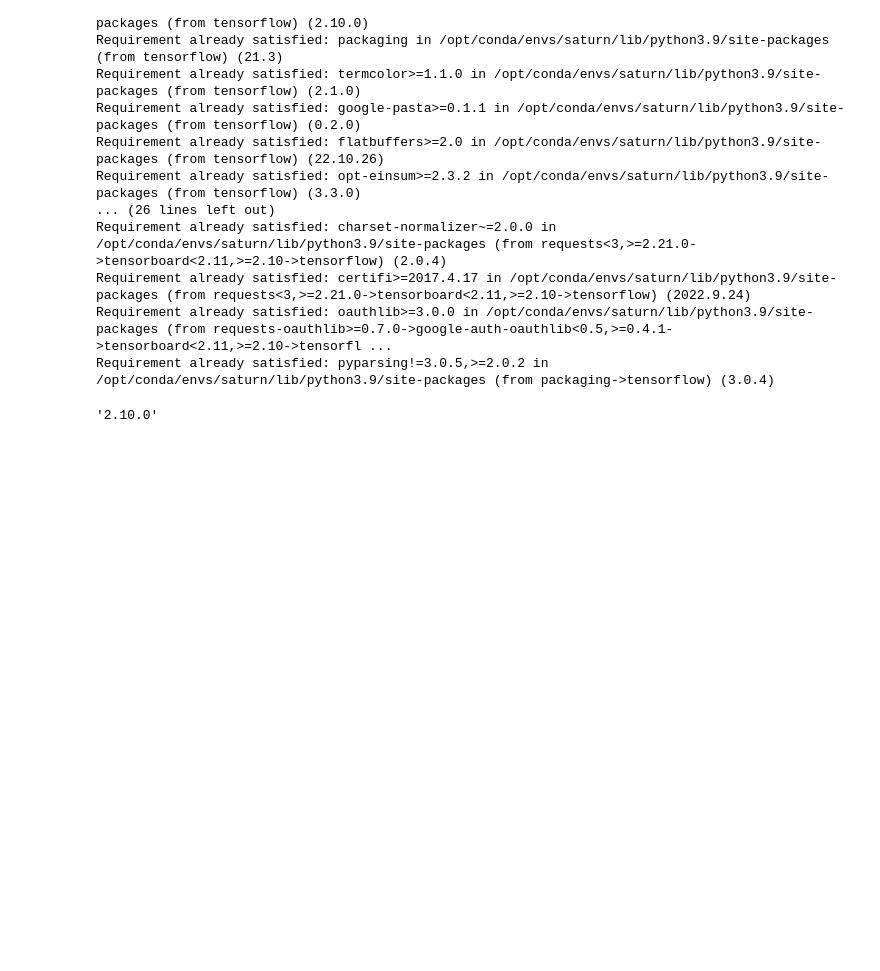
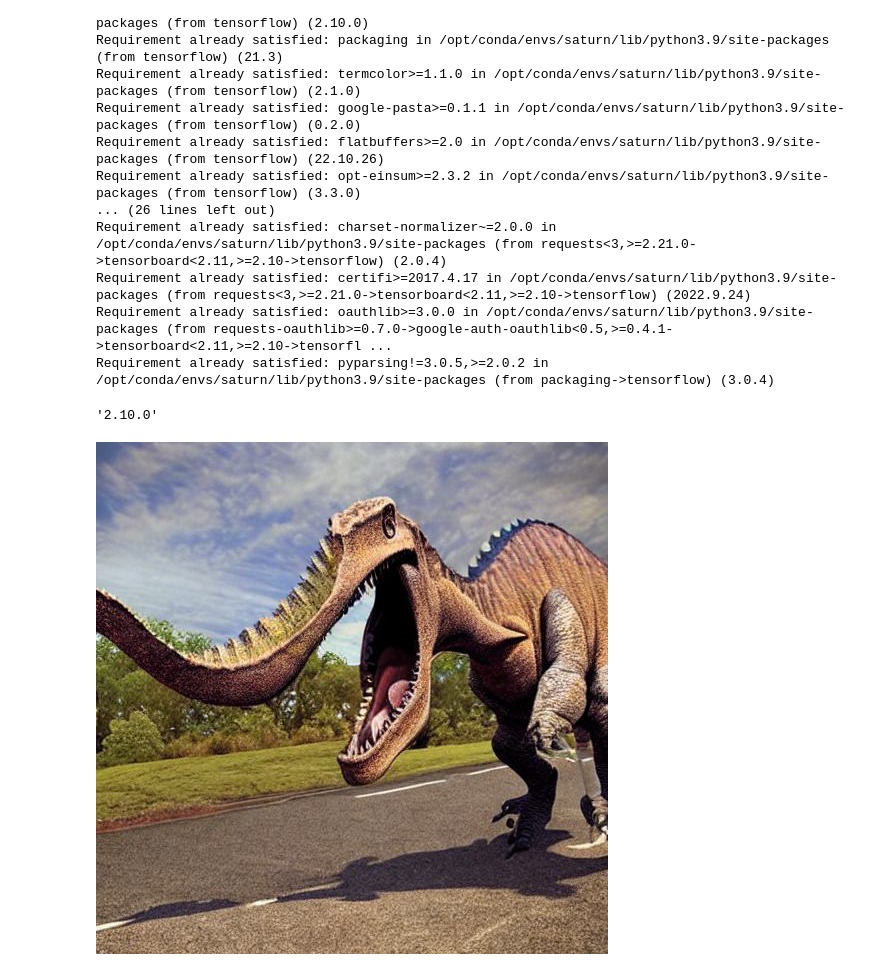
Before and after one commit to kmue/mlbookcamp-homework, a Jupyter notebook: mlbookcamp-hw8.ipynb, the cells around one changed output. Cells and saved outputs as stored; diff of their text form; code cells hidden in the pictures; blank space fills up the shorter version.

```diff
--- a/mlbookcamp-hw8.ipynb
+++ b/mlbookcamp-hw8.ipynb
@@ -40,4 +40,7 @@ from tensorflow.keras.preprocessing.image import ImageDataGenerator
 # %%
 path = './train/dino'
 name = '008809ec-c4a2-478e-a4c0-ea297f27a4dd.jpg'
-fullname = f'{path}/{name}
+fullname = f'{path}/{name}'
+load_img(fullname)
+# %% [output]
+[figure, added]
```
Also changed, not shown: 1 other file.
